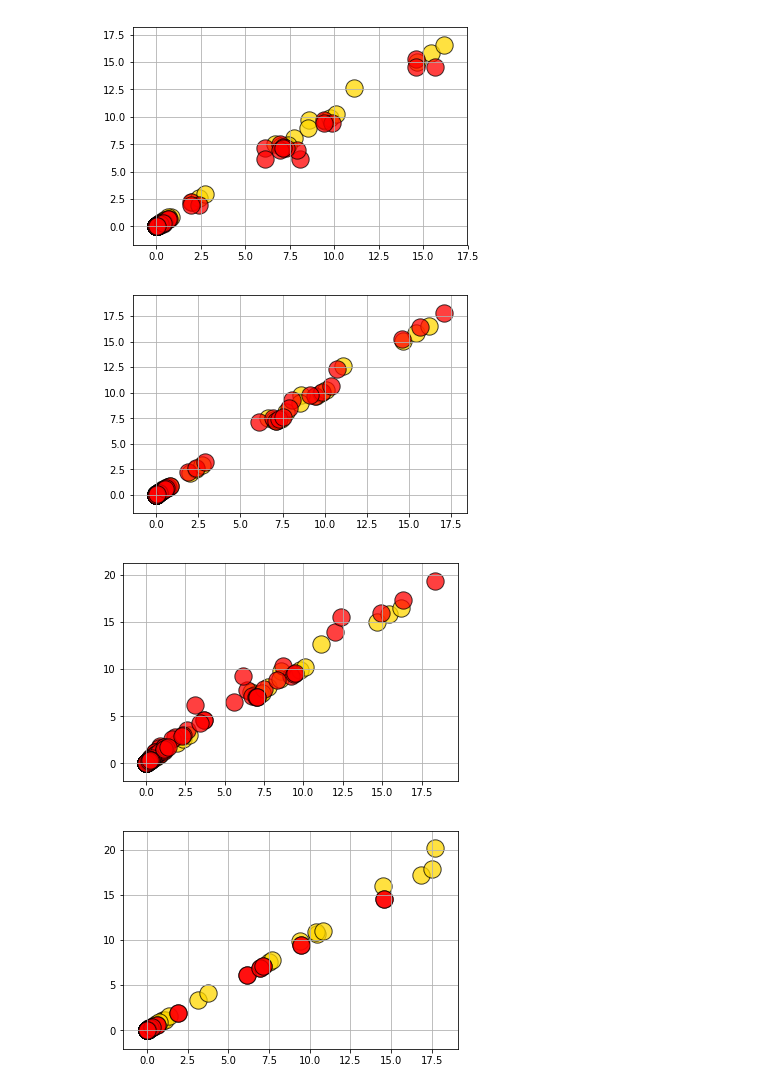
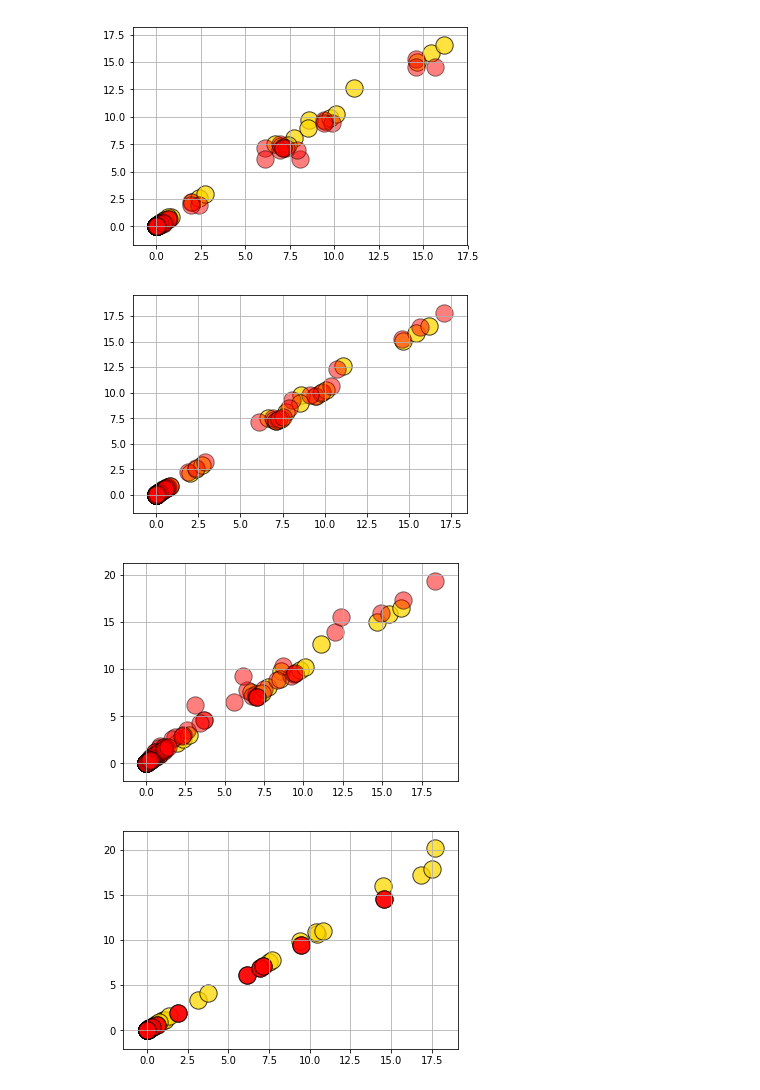
Before and after one commit to hkd8/Final-Project, a Jupyter notebook: 1970to1980 Predictions.ipynb, the cells around one changed output. Drawn from its saved outputs; the diff is of its cells as text; code cells hidden in the pictures.

```diff
--- a/1970to1980 Predictions.ipynb
+++ b/1970to1980 Predictions.ipynb
@@ -978,35 +978,35 @@ import matplotlib.pyplot as plt
 plt.scatter(merge_final_no50['1971Actual'], merge_final_no50['1972Actual'], s=300, color = ['gold'], edgecolor = 'black', alpha = .75)
 plt.scatter(merge_final_no50['1973Actual'], merge_final_no50['1974Actual'], s=300, color = ['gold'], edgecolor = 'black', alpha = .75)
 plt.scatter(merge_final_no50['1975Actual'], merge_final_no50['1976Actual'], s=300, color = ['gold'], edgecolor = 'black', alpha = .75)
-plt.scatter(merge_final_no50['1971Predict'], merge_final_no50['1972Predict'], s=300, color = ['red'], edgecolor = 'black', alpha = .75)
-plt.scatter(merge_final_no50['1973Predict'], merge_final_no50['1974Predict'], s=300, color = ['red'], edgecolor = 'black', alpha = .75)
-plt.scatter(merge_final_no50['1975Predict'], merge_final_no50['1976Predict'], s=300, color = ['red'], edgecolor = 'black', alpha = .75)
+plt.scatter(merge_final_no50['1971Predict'], merge_final_no50['1972Predict'], s=300, color = ['red'], edgecolor = 'black', alpha = .5)
+plt.scatter(merge_final_no50['1973Predict'], merge_final_no50['1974Predict'], s=300, color = ['red'], edgecolor = 'black', alpha = .5)
+plt.scatter(merge_final_no50['1975Predict'], merge_final_no50['1976Predict'], s=300, color = ['red'], edgecolor = 'black', alpha = .5)
 plt.grid()
 plt.savefig('1950to1970slope.png')
 # %% [output]
-[figure, old version]
+[figure, new version]
 # %%
 plt.scatter(merge_final_no50_1970to1988['1971Actual'], merge_final_no50_1970to1988['1972Actual'], s=300, color = ['gold'], edgecolor = 'black', alpha = .75)
 plt.scatter(merge_final_no50_1970to1988['1973Actual'], merge_final_no50_1970to1988['1974Actual'], s=300, color = ['gold'], edgecolor = 'black', alpha = .75)
 plt.scatter(merge_final_no50_1970to1988['1975Actual'], merge_final_no50_1970to1988['1976Actual'], s=300, color = ['gold'], edgecolor = 'black', alpha = .75)
-plt.scatter(merge_final_no50_1970to1988['1971Predict'], merge_final_no50_1970to1988['1972Predict'], s=300, color = ['red'], edgecolor = 'black', alpha = .75)
-plt.scatter(merge_final_no50_1970to1988['1973Predict'], merge_final_no50_1970to1988['1974Predict'], s=300, color = ['red'], edgecolor = 'black', alpha = .75)
-plt.scatter(merge_final_no50_1970to1988['1975Predict'], merge_final_no50_1970to1988['1976Predict'], s=300, color = ['red'], edgecolor = 'black', alpha = .75)
+plt.scatter(merge_final_no50_1970to1988['1971Predict'], merge_final_no50_1970to1988['1972Predict'], s=300, color = ['red'], edgecolor = 'black', alpha = .5)
+plt.scatter(merge_final_no50_1970to1988['1973Predict'], merge_final_no50_1970to1988['1974Predict'], s=300, color = ['red'], edgecolor = 'black', alpha = .5)
+plt.scatter(merge_final_no50_1970to1988['1975Predict'], merge_final_no50_1970to1988['1976Predict'], s=300, color = ['red'], edgecolor = 'black', alpha = .5)
 plt.grid()
 plt.savefig('1970to1988slope.png')
 # %% [output]
-[figure, old version]
+[figure, new version]
 # %%
 plt.scatter(merge_final_no50_1980to2014['1971Actual'], merge_final_no50_1980to2014['1972Actual'], s=300, color = ['gold'], edgecolor = 'black', alpha = .75)
 plt.scatter(merge_final_no50_1980to2014['1973Actual'], merge_final_no50_1980to2014['1974Actual'], s=300, color = ['gold'], edgecolor = 'black', alpha = .75)
 plt.scatter(merge_final_no50_1980to2014['1975Actual'], merge_final_no50_1980to2014['1976Actual'], s=300, color = ['gold'], edgecolor = 'black', alpha = .75)
-plt.scatter(merge_final_no50_1980to2014['1971Predict'], merge_final_no50_1980to2014['1972Predict'], s=300, color = ['red'], edgecolor = 'black', alpha = .75)
-plt.scatter(merge_final_no50_1980to2014['1973Predict'], merge_final_no50_1980to2014['1974Predict'], s=300, color = ['red'], edgecolor = 'black', alpha = .75)
-plt.scatter(merge_final_no50_1980to2014['1975Predict'], merge_final_no50_1980to2014['1976Predict'], s=300, color = ['red'], edgecolor = 'black', alpha = .75)
+plt.scatter(merge_final_no50_1980to2014['1971Predict'], merge_final_no50_1980to2014['1972Predict'], s=300, color = ['red'], edgecolor = 'black', alpha = .5)
+plt.scatter(merge_final_no50_1980to2014['1973Predict'], merge_final_no50_1980to2014['1974Predict'], s=300, color = ['red'], edgecolor = 'black', alpha = .5)
+plt.scatter(merge_final_no50_1980to2014['1975Predict'], merge_final_no50_1980to2014['1976Predict'], s=300, color = ['red'], edgecolor = 'black', alpha = .5)
 plt.grid()
 plt.savefig('1988to2014slope.png')
 # %% [output]
-[figure, old version]
+[figure, new version]
 # %%
 plt.scatter(merge_final_no50['1977Actual'], merge_final_no50['1978Actual'], s=300, color = ['gold'], edgecolor = 'black', alpha = .75)
 plt.scatter(merge_final_no50['1979Actual'], merge_final_no50['1980Actual'], s=300, color = ['gold'], edgecolor = 'black', alpha = .75)
```
Also changed, not shown: 5 other files.
